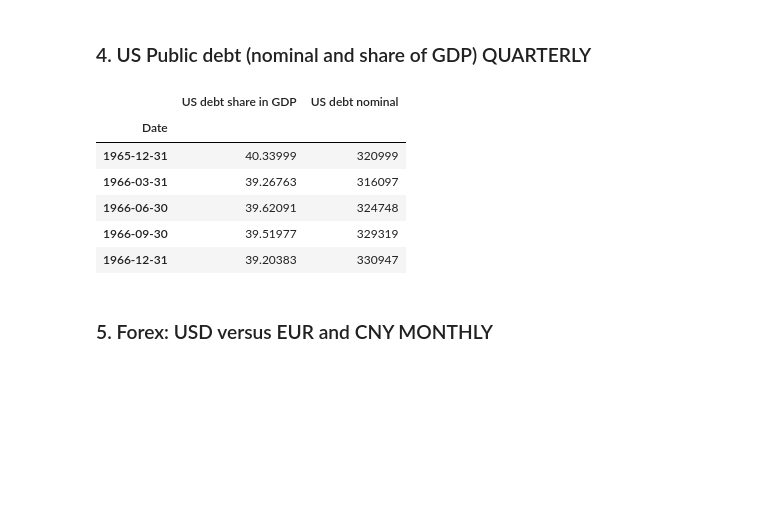
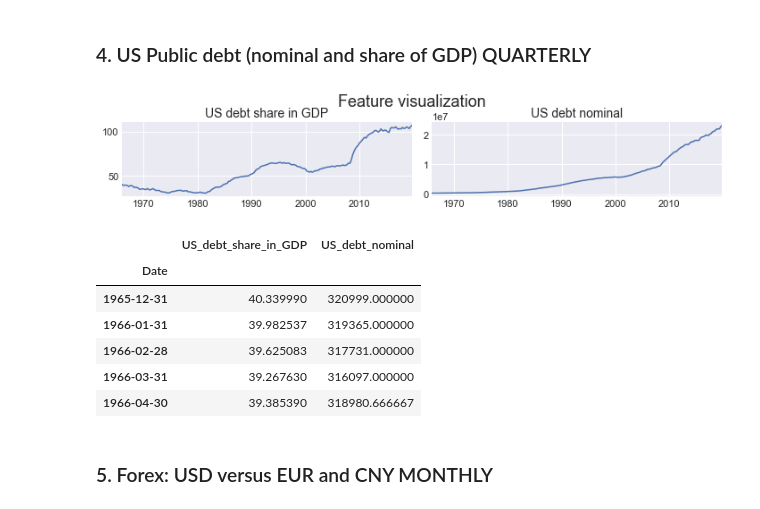
Before and after one commit to julesbertrand/Fed-repo-rate-forecasts, a Jupyter notebook: Finalproject_data_preprocessing.ipynb, the cells around one changed output. Saved outputs shown, nothing was run; the diff lists cells and outputs as text; code cells hidden in the pictures; blank space fills up the shorter version.

```diff
--- a/Finalproject_data_preprocessing.ipynb
+++ b/Finalproject_data_preprocessing.ipynb
@@ -137,20 +134,26 @@ data_recession.head()
 # %%
 data = pd.read_csv(settings.get('PATH_TO_DATA') + "economics_us_debt.csv")
 data.rename(columns={
     'DATE':'Date',
-    'GFDEGDQ188S': 'US debt share in GDP',
-    'GFDEBTN': 'US debt nominal'}, inplace=True)
-data_debt = data_processing_end(data, date_format="%m/%d/%Y", month_offset=1)
+    'GFDEGDQ188S': 'US_debt_share_in_GDP',
+    'GFDEBTN': 'US_debt_nominal'}, inplace=True)
+
+# Convert to monthly data with linear interpolation
+data_debt = data_processing_end(data, date_format="%m/%d/%Y", month_offset=1, visualize=True)
+data_debt = data_debt.resample('M').asfreq()
+data_debt.interpolate(method ='linear', limit_direction ='forward', inplace=True)
+
 # data_debt.describe()
 data_debt.head()
 # %% [output]
+[figure, added]
-|  | US debt share in GDP | US debt nominal |
+|  | US_debt_share_in_GDP | US_debt_nominal |
 | Date |  |  |
-| 1965-12-31 | 40.33999 | 320999 |
-| 1966-03-31 | 39.26763 | 316097 |
-| 1966-06-30 | 39.62091 | 324748 |
-| 1966-09-30 | 39.51977 | 329319 |
-| 1966-12-31 | 39.20383 | 330947 |
+| 1965-12-31 | 40.339990 | 320999.000000 |
+| 1966-01-31 | 39.982537 | 319365.000000 |
+| 1966-02-28 | 39.625083 | 317731.000000 |
+| 1966-03-31 | 39.267630 | 316097.000000 |
+| 1966-04-30 | 39.385390 | 318980.666667 |
 # %% [markdown]
 ### 5. Forex: USD versus EUR and CNY MONTHLY
 # %%
```
Also changed, not shown: parts of 12 cells of this notebook, 3 other files.
